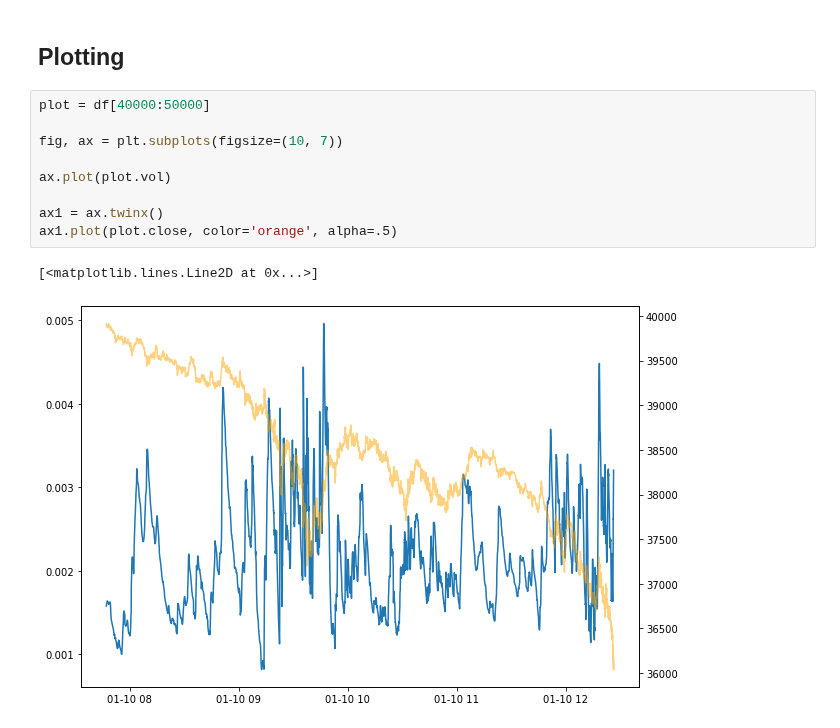
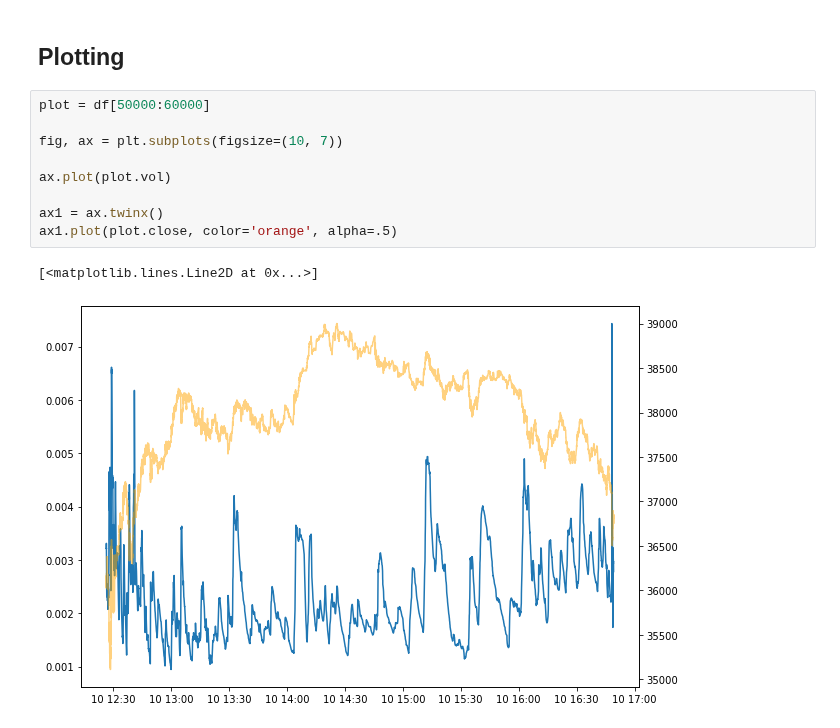
Before and after one commit to sunnymnie/bitcoin-printer, a Jupyter notebook: 3-data-labelling/1-get-daily-vol.ipynb, the cells around one changed output. Cells and saved outputs as stored; diff of their text form.

```diff
--- a/3-data-labelling/1-get-daily-vol.ipynb
+++ b/3-data-labelling/1-get-daily-vol.ipynb
@@ -50,14 +50,14 @@ df.to_csv("../data/progress.csv")
 # %% [markdown]
 ## Plotting
 # %%
-plot = df[40000:50000]
+plot = df[50000:60000]
 
 fig, ax = plt.subplots(figsize=(10, 7))
 
 ax.plot(plot.vol)
 
 ax1 = ax.twinx()
 ax1.plot(plot.close, color='orange', alpha=.5)
 # %% [output]
 [<matplotlib.lines.Line2D at 0x...>]
-[figure, old version]
+[figure, new version]
```
Also changed, not shown: 9 other files.
